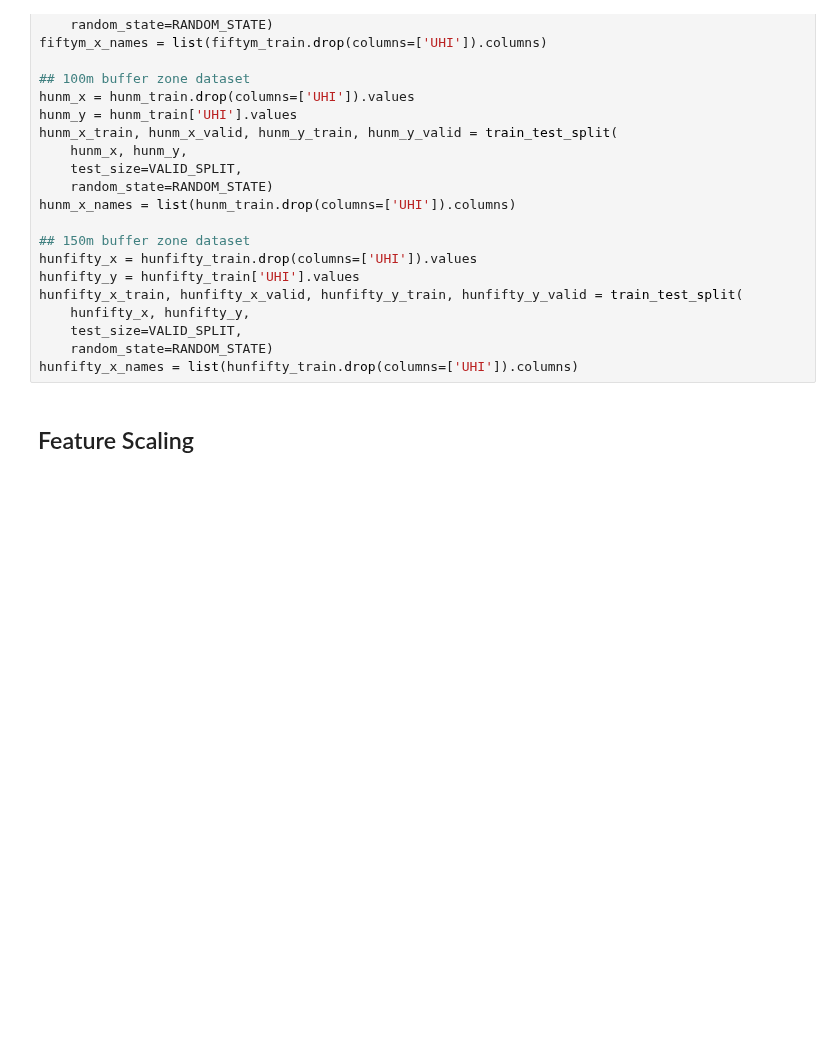
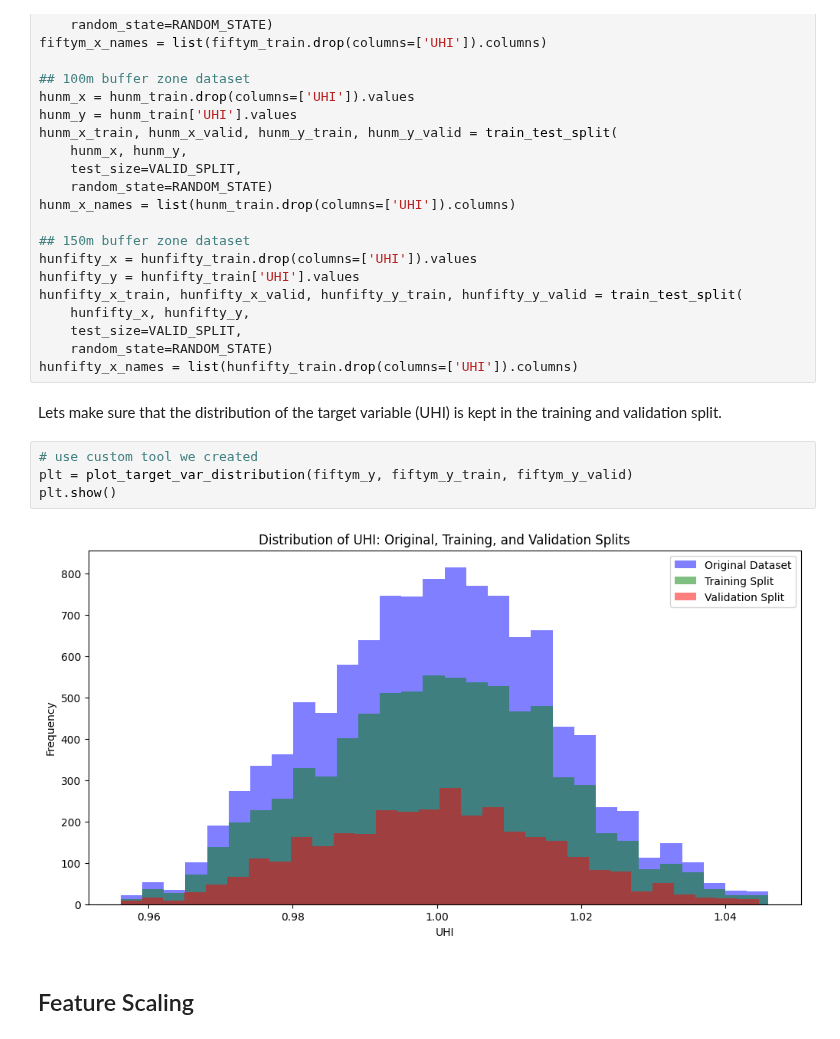
Before and after one commit to adamz312/cooling_with_code, a Jupyter notebook: 03_simple_model_development.ipynb, the cells around one changed output. Drawn from its saved outputs; the diff is of its cells as text; blank space fills up the shorter version.

Commit message:
added a distribution check in splits

```diff
--- a/03_simple_model_development.ipynb
+++ b/03_simple_model_development.ipynb
@@ -98,6 +97,14 @@ hunfifty_x_train, hunfifty_x_valid, hunfifty_y_train, hunfifty_y_valid = train_t
     test_size=VALID_SPLIT,
     random_state=RANDOM_STATE)
 hunfifty_x_names = list(hunfifty_train.drop(columns=['UHI']).columns)
+# %% [markdown]
+Lets make sure that the distribution of the target variable (UHI) is kept in the training and validation split.
+# %%
+# use custom tool we created
+plt = plot_target_var_distribution(fiftym_y, fiftym_y_train, fiftym_y_valid)
+plt.show()
+# %% [output]
+[figure, added]
 # %% [markdown]
 ## Feature Scaling
 # %% [markdown]
```
Also changed, not shown: parts of 2 cells of this notebook.
